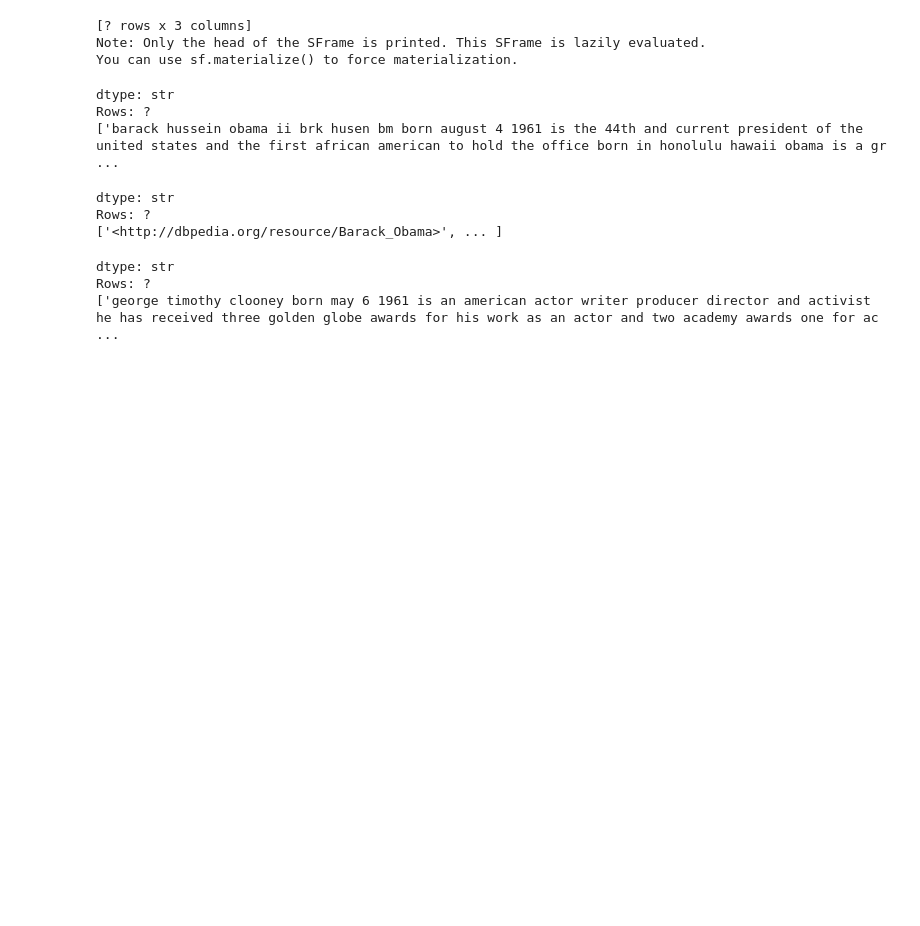
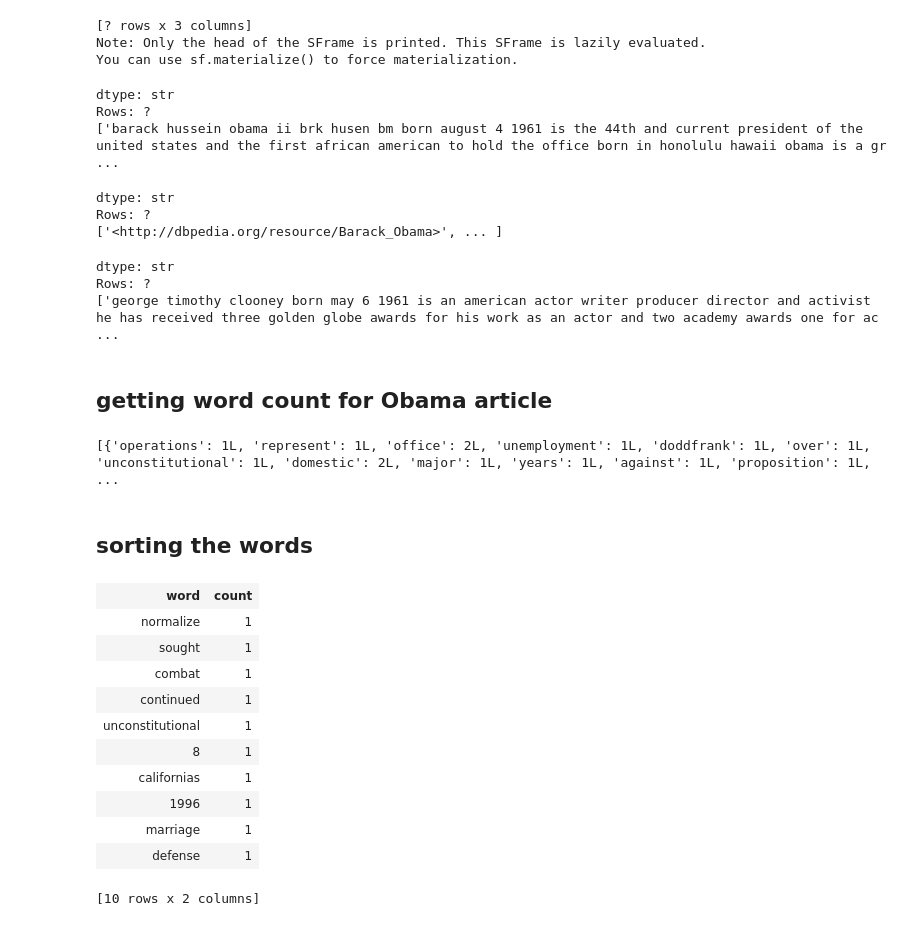
Before and after one commit to Mobusshar/MLWashington1, a Jupyter notebook: Week4.ipynb, the cells around one changed output. Drawn from its saved outputs; the diff is of its cells as text; code cells hidden in the pictures; blank space fills up the shorter version.

```diff
--- a/Week4.ipynb
+++ b/Week4.ipynb
@@ -55,3 +55,30 @@ clooney['text']
 dtype: str
 Rows: ?
 ['george timothy clooney born may 6 1961 is an american actor writer producer director and activist he has received three golden globe awards for his work as an actor and two academy awards one for ac ...
+# %% [markdown]
+## getting word count for Obama article
+# %%
+obama['word_count'] = graphlab.text_analytics.count_words(obama['text'])
+# %%
+print obama['word_count']
+# %% [output]
+[{'operations': 1L, 'represent': 1L, 'office': 2L, 'unemployment': 1L, 'doddfrank': 1L, 'over': 1L, 'unconstitutional': 1L, 'domestic': 2L, 'major': 1L, 'years': 1L, 'against': 1L, 'proposition': 1L,  ...
+# %% [markdown]
+## sorting the words
+# %%
+obama_word_count_table = obama[['word_count']].stack('word_count', new_column_name = ['word','count'])
+# %%
+obama_word_count_table.head()
+# %% [output]
+| word | count |
+| normalize | 1 |
+| sought | 1 |
+| combat | 1 |
+| continued | 1 |
+| unconstitutional | 1 |
+| 8 | 1 |
+| californias | 1 |
+| 1996 | 1 |
+| marriage | 1 |
+| defense | 1 |
+[10 rows x 2 columns]
```
Also changed, not shown: parts of 12 cells of this notebook.
